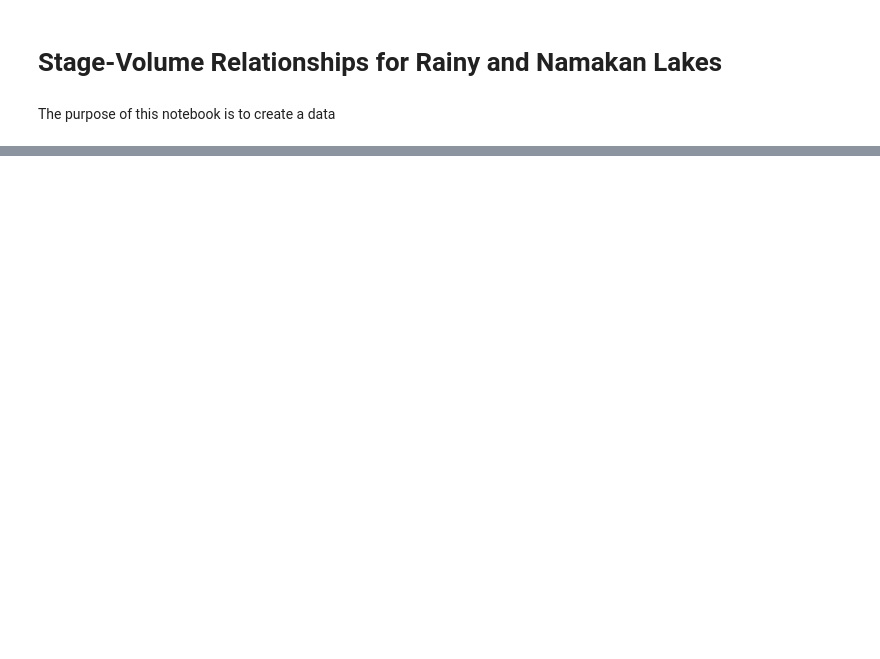
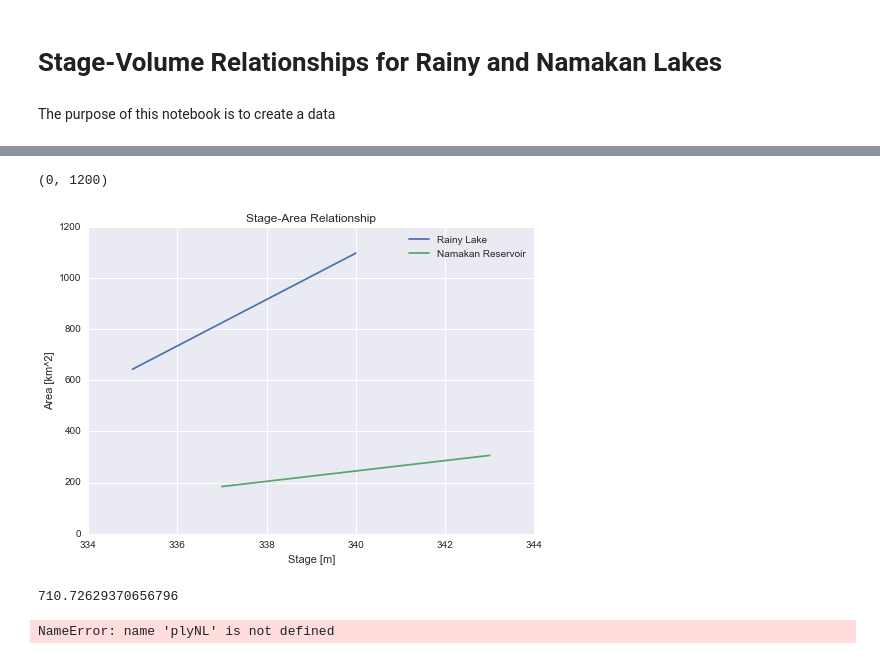
Before and after one commit to kmcgarry7/Rainy-Lake-Hydrology, a Jupyter notebook: Stage-Volume_Relationships.ipynb, the cells around one changed output, grey strips where cells are left out. Cells and saved outputs as stored; diff of their text form; code cells hidden in the pictures; blank space fills up the shorter version.

```diff
--- a/Stage-Volume_Relationships.ipynb
+++ b/Stage-Volume_Relationships.ipynb
@@ -8,0 +89,19 @@ HTML(open("styles/custom.css", "r").read())
+# %%
+areaRL = volumeRL.deriv()
+areaNL = volumeNL.deriv()
+
+axes = plt.plot(hRL,areaRL(hRL))
+plt.hold(True)
+plt.plot(hNL,areaNL(hNL))
+plt.hold(False)
+
+
+plt.xlabel('Stage [m]')
+plt.ylabel('Area [km^2]')
+plt.title('Stage-Area Relationship')
+plt.legend(['Rainy Lake','Namakan Reservoir'])
+plt.xlim([334,344])
+plt.ylim([0,1200])
+# %% [output]
+(0, 1200)
+[figure, added]
@@ -8,0 +114,9 @@ HTML(open("styles/custom.css", "r").read())
+# %%
+n = np.load('test.npz')
+np.poly1d(n['plyNL'])(340)
+# %% [output]
+710.72629370656796
+# %%
+plyNL
+# %% [output]
+NameError: name 'plyNL' is not defined
```
Also changed, not shown: parts of 8 cells of this notebook, 4 other files.
